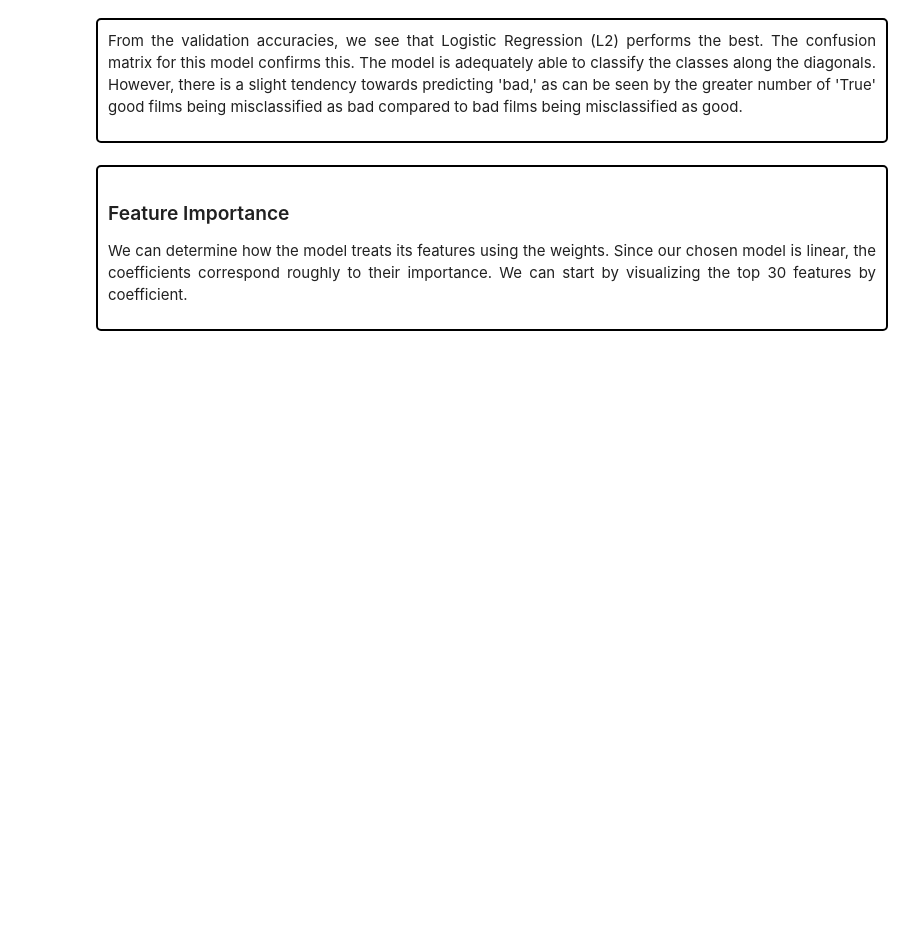
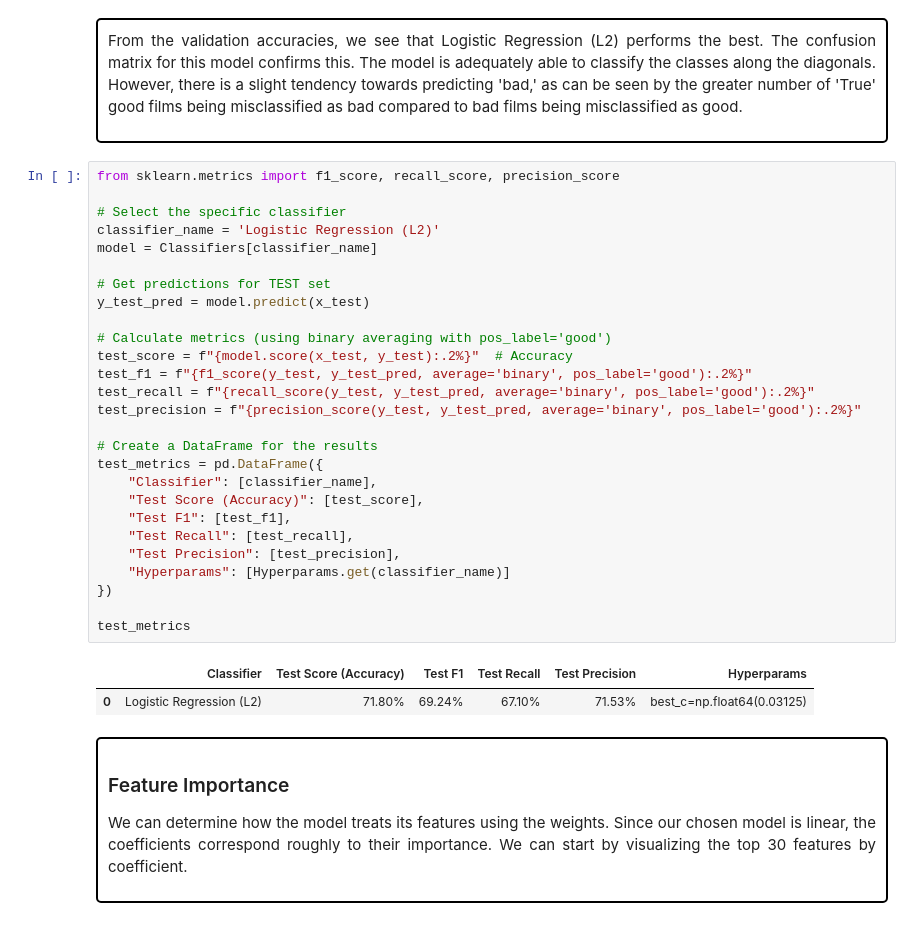
Before and after one commit to 10meters/IMDB-Final-Project, a Jupyter notebook: main.ipynb, the cells around one changed output. Cells and saved outputs as stored; diff of their text form; blank space fills up the shorter version.

```diff
--- a/main.ipynb
+++ b/main.ipynb
@@ -1006,6 +1006,36 @@ for classifier in Classifiers:
 <div style="border: 2px solid black; padding: 10px;text-align: justify; border-radius: 5px; max-width: 90%; margin: 0 auto;">
 
 From the validation accuracies, we see that Logistic Regression (L2) performs the best. The confusion matrix for this model confirms this. The model is adequately able to classify the classes along the diagonals. However, there is a slight tendency towards predicting 'bad,' as can be seen by the greater number of 'True' good films being misclassified as bad compared to bad films being misclassified as good.
+# %%
+from sklearn.metrics import f1_score, recall_score, precision_score
+
+# Select the specific classifier
+classifier_name = 'Logistic Regression (L2)'
+model = Classifiers[classifier_name]
+
+# Get predictions for TEST set
+y_test_pred = model.predict(x_test)
+
+# Calculate metrics (using binary averaging with pos_label='good')
+test_score = f"{model.score(x_test, y_test):.2%}"  # Accuracy
+test_f1 = f"{f1_score(y_test, y_test_pred, average='binary', pos_label='good'):.2%}"
+test_recall = f"{recall_score(y_test, y_test_pred, average='binary', pos_label='good'):.2%}"
+test_precision = f"{precision_score(y_test, y_test_pred, average='binary', pos_label='good'):.2%}"
+
+# Create a DataFrame for the results
+test_metrics = pd.DataFrame({
+    "Classifier": [classifier_name],
+    "Test Score (Accuracy)": [test_score],
+    "Test F1": [test_f1],
+    "Test Recall": [test_recall],
+    "Test Precision": [test_precision],
+    "Hyperparams": [Hyperparams.get(classifier_name)]
+})
+
+test_metrics
+# %% [output]
+|  | Classifier | Test Score (Accuracy) | Test F1 | Test Recall | Test Precision | Hyperparams |
+| 0 | Logistic Regression (L2) | 71.80% | 69.24% | 67.10% | 71.53% | best_c=np.float64(0.03125) |
 # %% [markdown]
 <div style="border: 2px solid black; padding: 10px;text-align: justify; border-radius: 5px; max-width: 90%; margin: 0 auto;">
 
```
Also changed, not shown: parts of 2 cells of this notebook, 1 other file.
